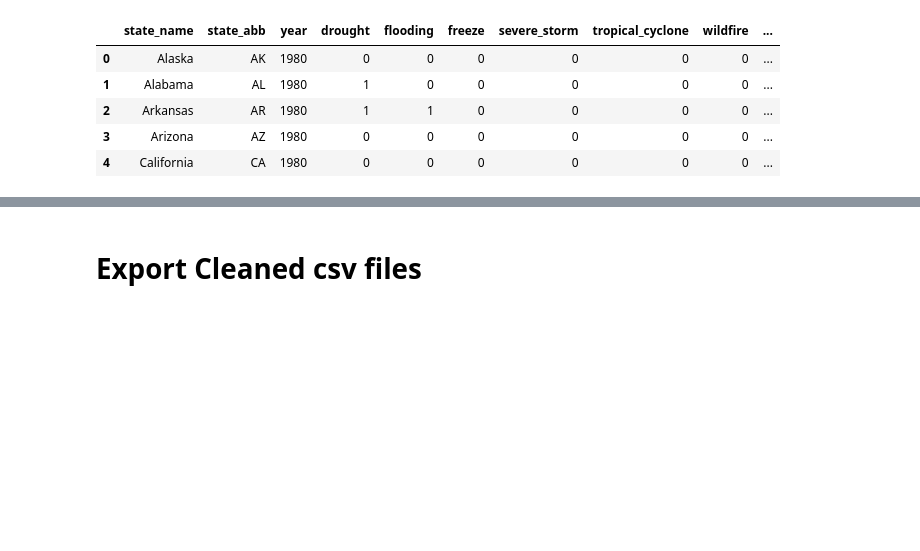
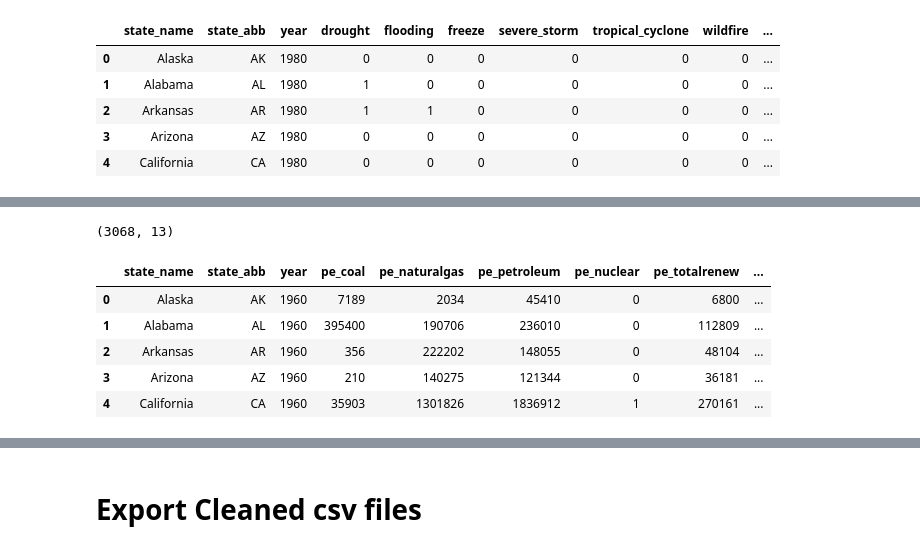
Before and after one commit to irenedepacina/final_project, a Jupyter notebook: Data_Processing/ETL.ipynb, the cells around one changed output, grey strips where cells are left out. Drawn from its saved outputs; the diff is of its cells as text; code cells hidden in the pictures; blank space fills up the shorter version.

```diff
--- a/Data_Processing/ETL.ipynb
+++ b/Data_Processing/ETL.ipynb
@@ -585,0 +737,16 @@ df7.head()
+# %%
+# Rearrange columns
+df8 = df8[['state_name','state_abb', 'year', 'pe_coal', 'pe_naturalgas', 'pe_petroleum',
+       'pe_nuclear', 'pe_totalrenew', 're_biomass', 're_geothermal',
+       're_hydropower', 're_solar', 're_wind']].copy()
+
+print(df8.shape)
+df8.head()
+# %% [output]
+(3068, 13)
+|  | state_name | state_abb | year | pe_coal | pe_naturalgas | pe_petroleum | pe_nuclear | pe_totalrenew | ... |
+| 0 | Alaska | AK | 1960 | 7189 | 2034 | 45410 | 0 | 6800 | ... |
+| 1 | Alabama | AL | 1960 | 395400 | 190706 | 236010 | 0 | 112809 | ... |
+| 2 | Arkansas | AR | 1960 | 356 | 222202 | 148055 | 0 | 48104 | ... |
+| 3 | Arizona | AZ | 1960 | 210 | 140275 | 121344 | 0 | 36181 | ... |
+| 4 | California | CA | 1960 | 35903 | 1301826 | 1836912 | 1 | 270161 | ... |
```
Also changed, not shown: parts of 21 cells of this notebook, 13 other files.
